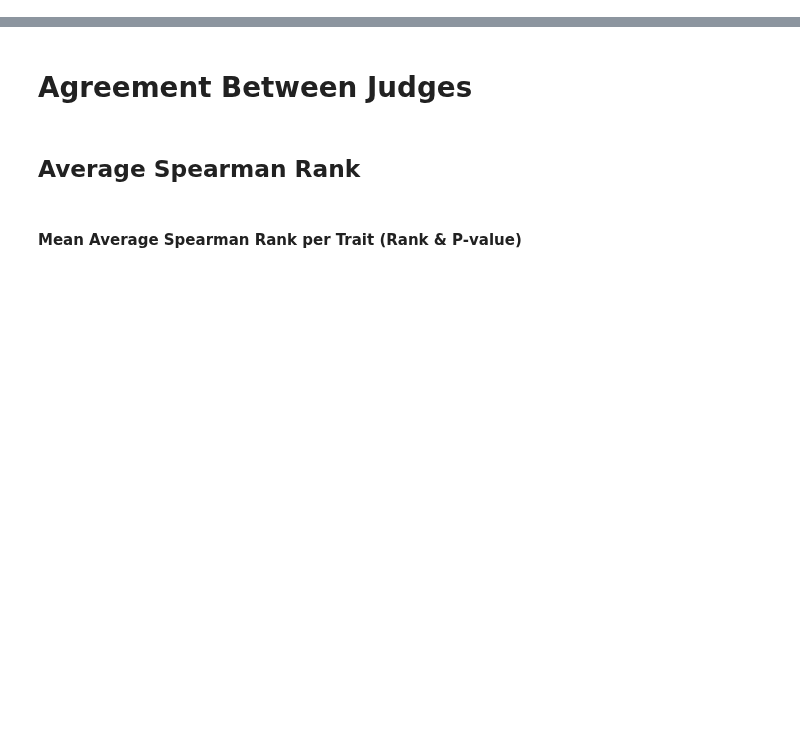
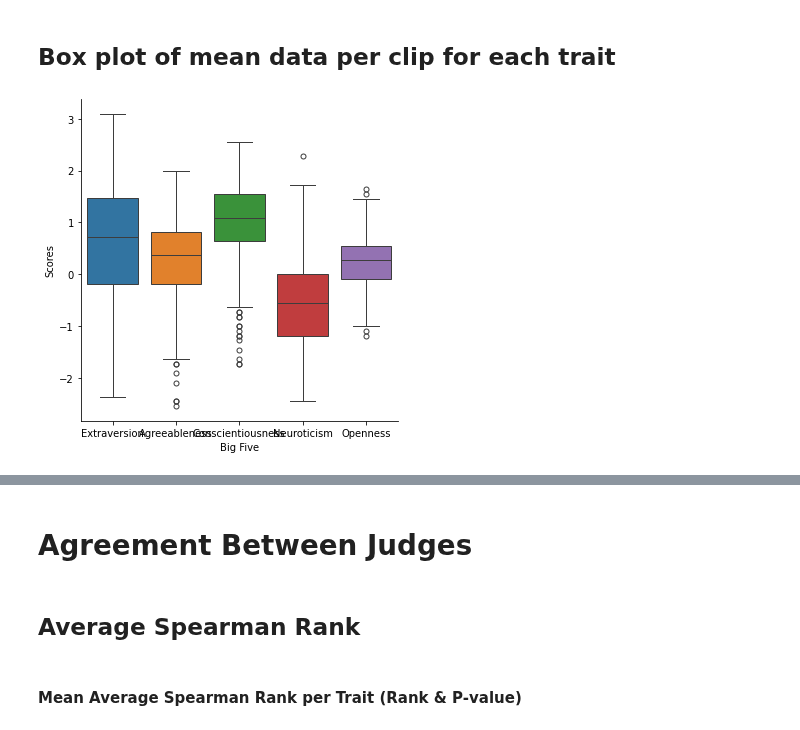
Before and after one commit to sophiak12/Individual_Project, a Jupyter notebook: src/finalResults.ipynb, the cells around one changed output, grey strips where cells are left out. Saved outputs shown, nothing was run; the diff lists cells and outputs as text; code cells hidden in the pictures; blank space fills up the shorter version.

Commit message:
Pitch data correlations & graphs

```diff
--- a/src/finalResults.ipynb
+++ b/src/finalResults.ipynb
@@ -2,0 +6,5 @@
+# %%
+plotDistributionBox()
+# %% [output]
+## Box plot of mean data per clip for each trait
+[figure, added]
```
Also changed, not shown: parts of 4 cells of this notebook, 5 other files.
